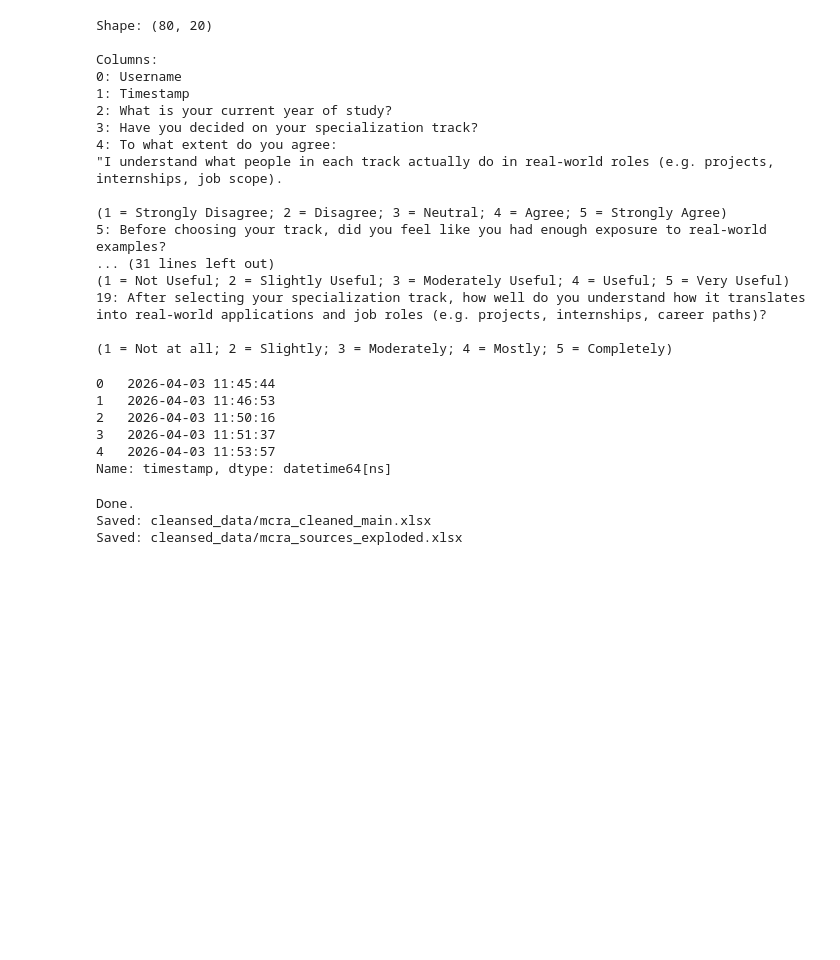
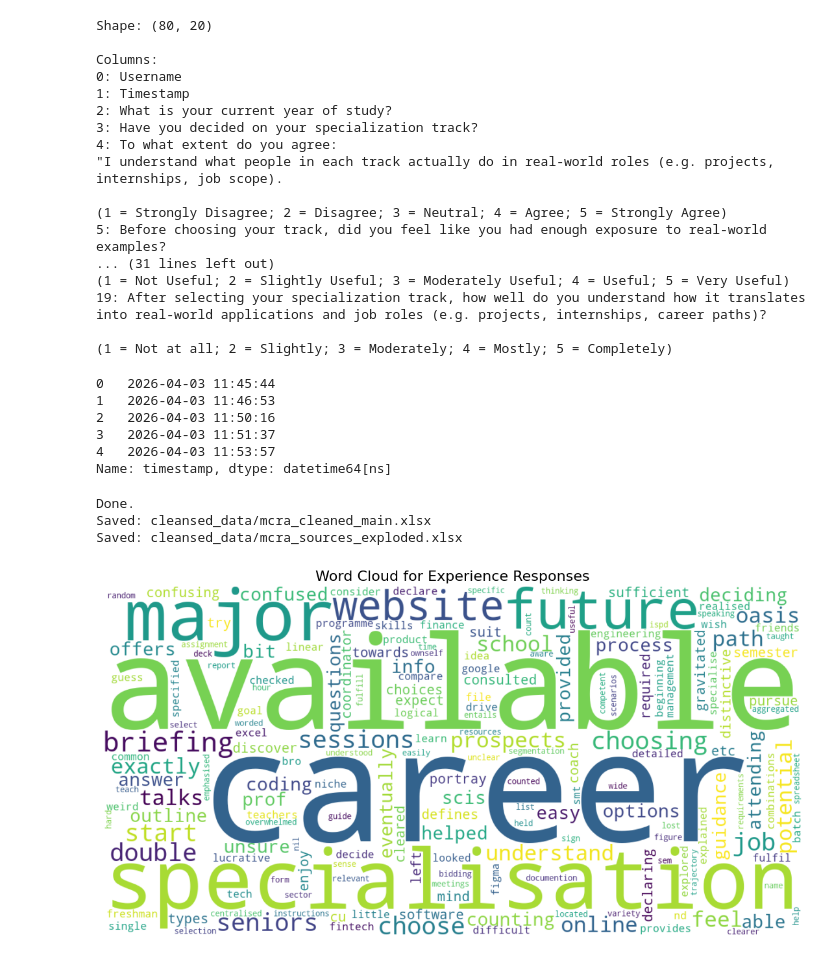
Before and after one commit to xiangyingg/IS446-Managing-Customer-Relationship-With-Analytics, a Jupyter notebook: datacleaning/analysis.ipynb, the cells around one changed output. Cells and saved outputs as stored; diff of their text form; code cells hidden in the pictures; blank space fills up the shorter version.

Commit message:
add word cloud

```diff
--- a/datacleaning/analysis.ipynb
+++ b/datacleaning/analysis.ipynb
@@ -278,3 +278,29 @@ print(f"Saved: {OUTPUT_DIR / 'mcra_cleaned_main.xlsx'}")
 Done.
 Saved: cleansed_data/mcra_cleaned_main.xlsx
 Saved: cleansed_data/mcra_sources_exploded.xlsx
+# %%
+from wordcloud import WordCloud
+
+import matplotlib.pyplot as plt
+
+custom_remove = {"track", "tracks", "module", "modules", "information", "course", "courses", "smu", "mods"}
+
+text_for_wc = " ".join(
+    " ".join(word for word in str(text).split() if word not in custom_remove)
+    for text in main_df["experience_clean"].fillna("")
+)
+
+wordcloud = WordCloud(
+    width=1200,
+    height=600,
+    background_color="white",
+    collocations=False
+).generate(text_for_wc)
+
+plt.figure(figsize=(14, 7))
+plt.imshow(wordcloud, interpolation="bilinear")
+plt.axis("off")
+plt.title("Word Cloud for Experience Responses", fontsize=16)
+plt.show()
+# %% [output]
+[figure, added]
```
Also changed, not shown: 1 other file.
